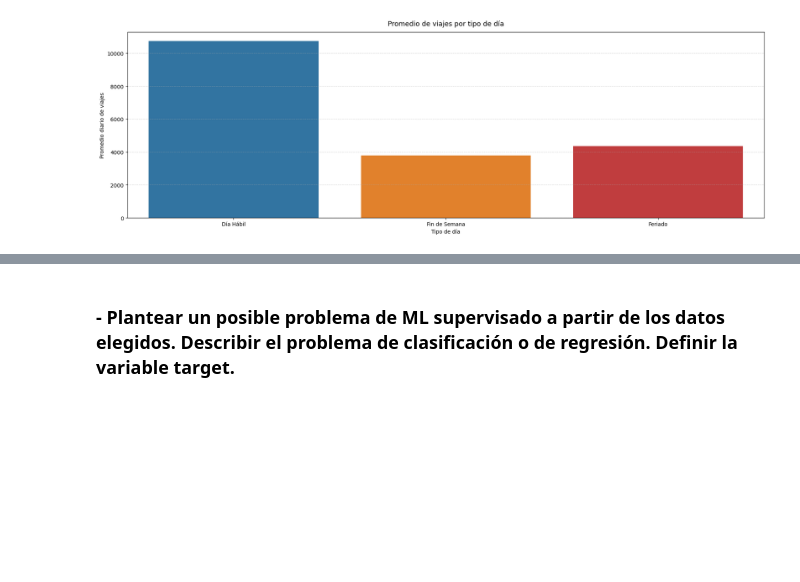
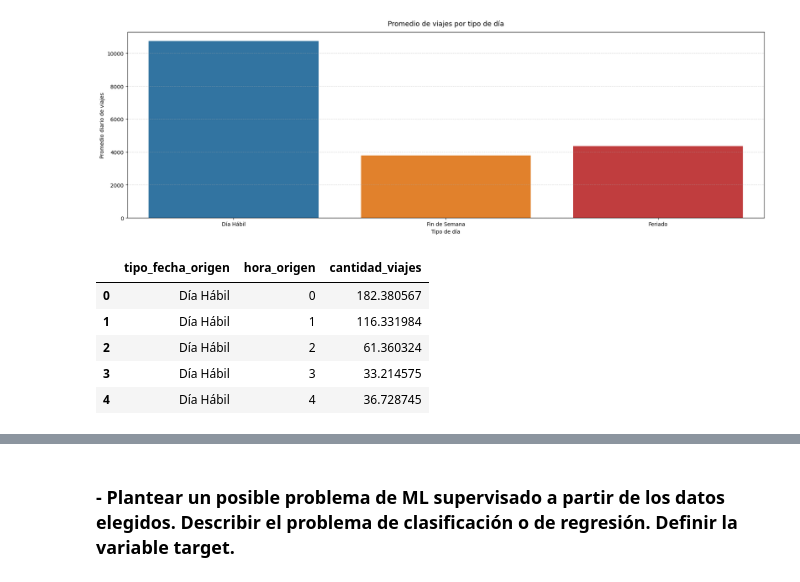
Before and after one commit to elianpinzas/add_tp_final, a Jupyter notebook: trabajo_final.ipynb, the cells around one changed output, grey strips where cells are left out. Cells and saved outputs as stored; diff of their text form; code cells hidden in the pictures; blank space fills up the shorter version.

```diff
--- a/trabajo_final.ipynb
+++ b/trabajo_final.ipynb
@@ -743,3 +734,23 @@ plt.tight_layout()
 plt.show()
 # %% [output]
 [figure]
+# %%
+# Se extrae la hora del inicio de cada viaje y se agrega como columna
+ecobici_df['hora_origen'] = ecobici_df['fecha_origen_recorrido'].dt.hour
+
+# Se agrupa por fecha, tipo de día y hora para contar los viajes exactos
+viajes_por_hora_df = ecobici_df.groupby(['fecha_origen', 'tipo_fecha_origen', 'hora_origen']).size().reset_index(name='cantidad_viajes')
+
+# Se calcula el promedio diario de viajes para cada hora según el tipo de día (filtrando para comparar únicamente 'Día Hábil' vs 'Fin de Semana')
+# promedio_horario_df = viajes_por_hora_df[viajes_por_hora_df['tipo_fecha_origen'].isin(['Día Hábil', 'Fin de Semana', ])].groupby(['tipo_fecha_origen', 'hora_origen'])['cantidad_viajes'].mean().reset_index()
+# orden_dias
+promedio_horario_df = viajes_por_hora_df.groupby(['tipo_fecha_origen', 'hora_origen'])['cantidad_viajes'].mean().reset_index()
+
+promedio_horario_df.head()
+# %% [output]
+|  | tipo_fecha_origen | hora_origen | cantidad_viajes |
+| 0 | Día Hábil | 0 | 182.380567 |
+| 1 | Día Hábil | 1 | 116.331984 |
+| 2 | Día Hábil | 2 | 61.360324 |
+| 3 | Día Hábil | 3 | 33.214575 |
+| 4 | Día Hábil | 4 | 36.728745 |
```
Also changed, not shown: parts of 10 cells of this notebook.
